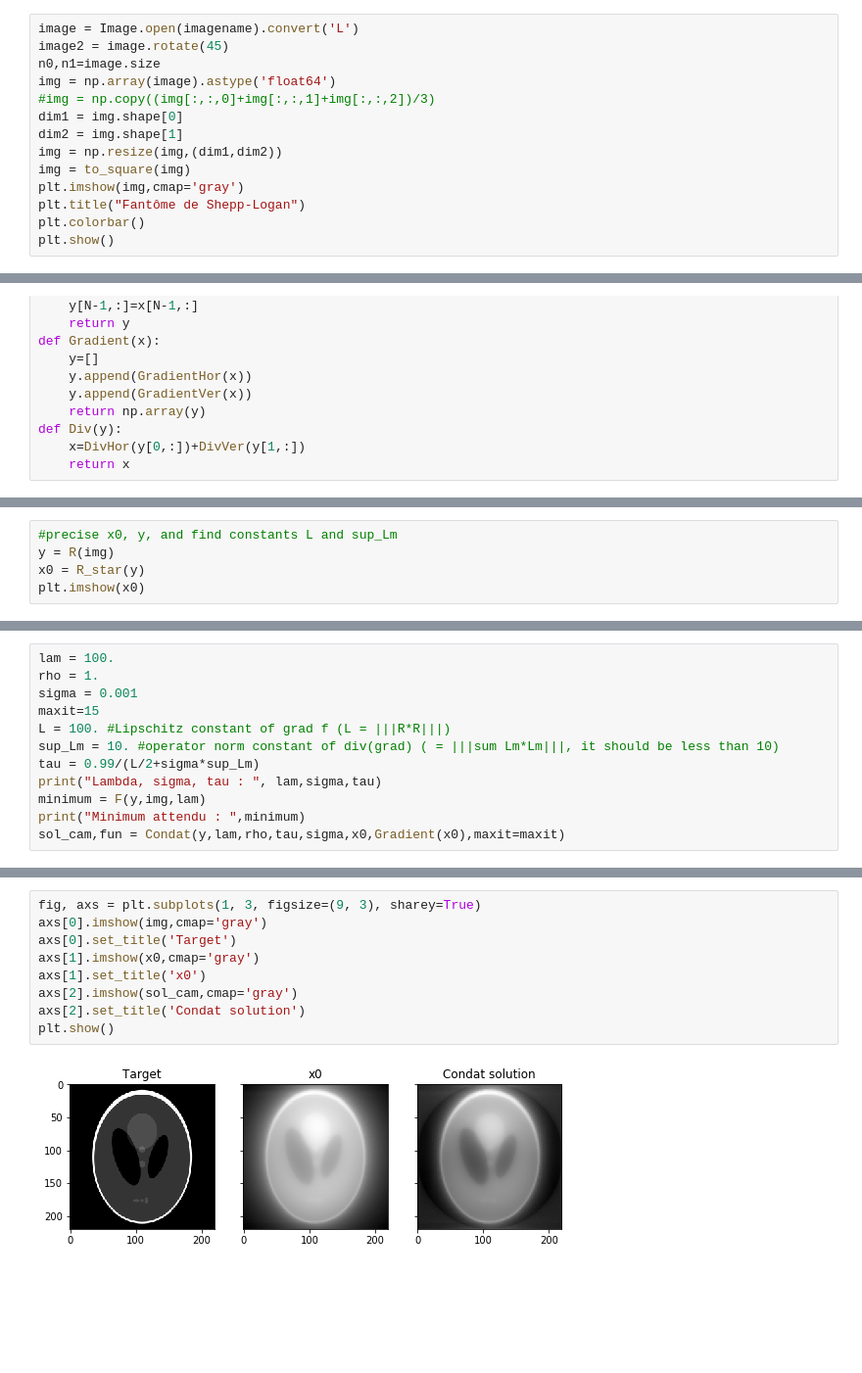
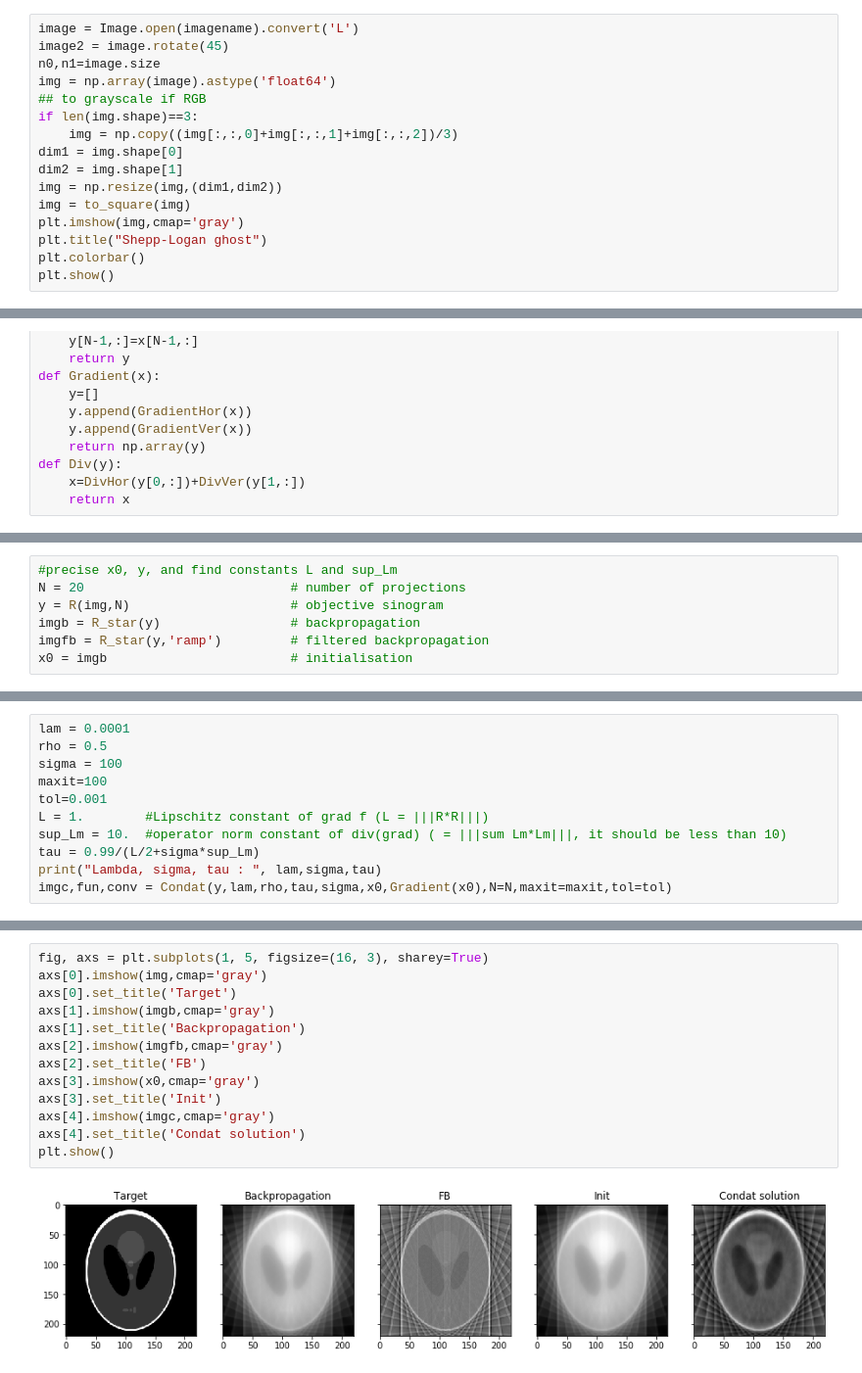
Before and after one commit to SimonTreil/Tomographie, a Jupyter notebook: Condat_Algorithm.ipynb, the cells around one changed output, grey strips where cells are left out. Shown at 98% size. Drawn from its saved outputs; the diff is of its cells as text; blank space fills up the shorter version.

```diff
--- a/Condat_Algorithm.ipynb
+++ b/Condat_Algorithm.ipynb
@@ -79,13 +102,15 @@ image = Image.open(imagename).convert('L')
 image2 = image.rotate(45)
 n0,n1=image.size
 img = np.array(image).astype('float64')
-#img = np.copy((img[:,:,0]+img[:,:,1]+img[:,:,2])/3)
+## to grayscale if RGB
+if len(img.shape)==3:
+    img = np.copy((img[:,:,0]+img[:,:,1]+img[:,:,2])/3)
 dim1 = img.shape[0]
 dim2 = img.shape[1]
 img = np.resize(img,(dim1,dim2))
 img = to_square(img)
 plt.imshow(img,cmap='gray')
-plt.title("Fantôme de Shepp-Logan")
+plt.title("Shepp-Logan ghost")
 plt.colorbar()
 plt.show()
 # %% [output]
@@ -327,5 +229,7 @@ def Condat(y,lam,rho,tau,sigma,x0,u0,maxit=10):
 # %%
 #precise x0, y, and find constants L and sup_Lm
-y = R(img)
-x0 = R_star(y)
-plt.imshow(x0)
+N = 20                           # number of projections
+y = R(img,N)                     # objective sinogram
+imgb = R_star(y)                 # backpropagation
+imgfb = R_star(y,'ramp')         # filtered backpropagation
+x0 = imgb                        # initialisation
@@ -335,13 +236,12 @@ plt.imshow(x0)
 # %%
-lam = 100.
-rho = 1.
-sigma = 0.001
-maxit=15
-L = 100. #Lipschitz constant of grad f (L = |||R*R|||)
-sup_Lm = 10. #operator norm constant of div(grad) ( = |||sum Lm*Lm|||, it should be less than 10)
+lam = 0.0001
+rho = 0.5
+sigma = 100
+maxit=100
+tol=0.001
+L = 1.        #Lipschitz constant of grad f (L = |||R*R|||)
+sup_Lm = 10.  #operator norm constant of div(grad) ( = |||sum Lm*Lm|||, it should be less than 10)
 tau = 0.99/(L/2+sigma*sup_Lm)
 print("Lambda, sigma, tau : ", lam,sigma,tau)
-minimum = F(y,img,lam)
-print("Minimum attendu : ",minimum)
-sol_cam,fun = Condat(y,lam,rho,tau,sigma,x0,Gradient(x0),maxit=maxit)
+imgc,fun,conv = Condat(y,lam,rho,tau,sigma,x0,Gradient(x0),N=N,maxit=maxit,tol=tol)
 # %% [output]
@@ -365,11 +271,15 @@ iter # 14
 # %%
-fig, axs = plt.subplots(1, 3, figsize=(9, 3), sharey=True)
+fig, axs = plt.subplots(1, 5, figsize=(16, 3), sharey=True)
 axs[0].imshow(img,cmap='gray')
 axs[0].set_title('Target')
-axs[1].imshow(x0,cmap='gray')
-axs[1].set_title('x0')
-axs[2].imshow(sol_cam,cmap='gray')
-axs[2].set_title('Condat solution')
+axs[1].imshow(imgb,cmap='gray')
+axs[1].set_title('Backpropagation')
+axs[2].imshow(imgfb,cmap='gray')
+axs[2].set_title('FB')
+axs[3].imshow(x0,cmap='gray')
+axs[3].set_title('Init')
+axs[4].imshow(imgc,cmap='gray')
+axs[4].set_title('Condat solution')
 plt.show()
 # %% [output]
-[figure, old version]
+[figure, new version]
```
Also changed, not shown: parts of 37 cells of this notebook, 2 other files.
